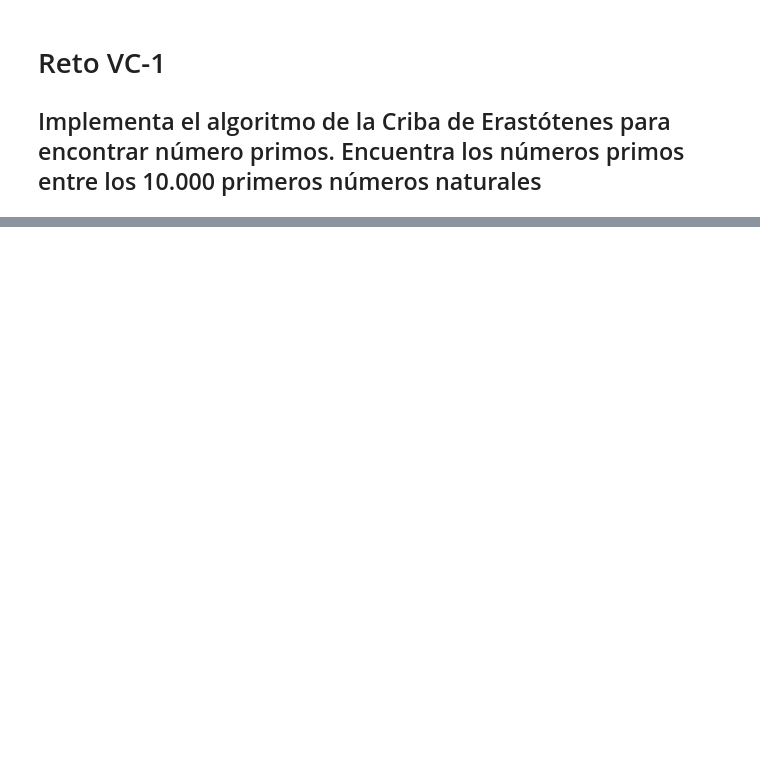
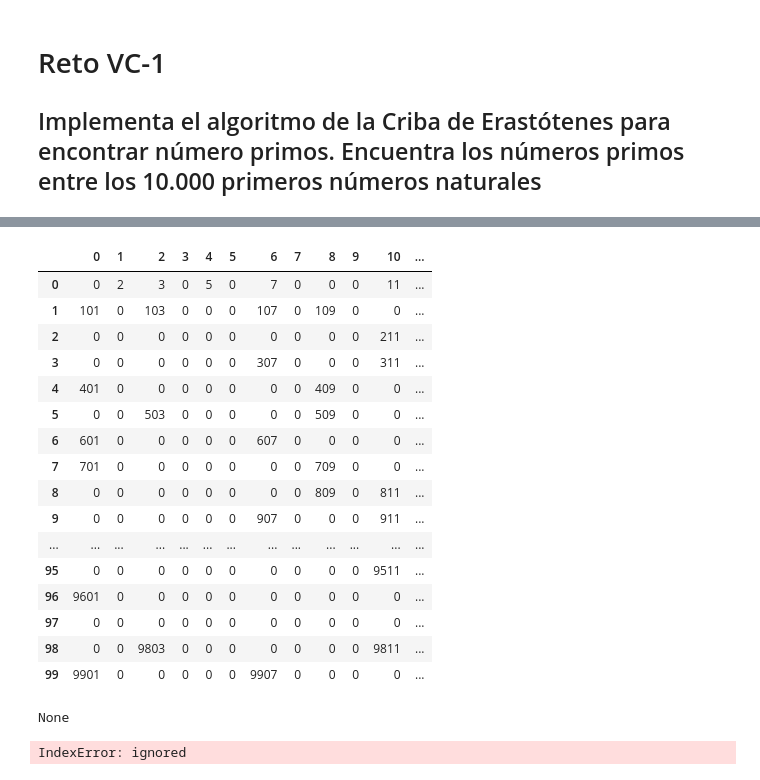
Before and after one commit to aerraezs/AO_VIU, a Jupyter notebook: 01_AO_03MIAR.ipynb, the cells around one changed output, grey strips where cells are left out. Cells and saved outputs as stored; diff of their text form; code cells hidden in the pictures; blank space fills up the shorter version.

```diff
--- a/01_AO_03MIAR.ipynb
+++ b/01_AO_03MIAR.ipynb
@@ -66,0 +182,77 @@ print(numeros_aleatorios)
+# %%
+import numpy  as np
+def fun(numero):
+
+    numeros = np.arange(1, numero+1)[1:]
+
+    mask1 = numeros % 2 == 0
+    mask2 = numeros % 3 == 0
+    mask3 = numeros % 5 == 0
+
+    total_mask = mask1 & mask2 & mask3
+
+    numeros[1:][total_mask[1:]] = 0
+
+    return numeros
+
+numero = 10000
+numi = fun(numero)
+print(numi)
+# %%
+import numpy  as np
+import seaborn as sns
+import matplotlib.pyplot as plt
+import pandas as pd
+
+
+def fun(numero):
+
+    numeros = np.arange(1, numero+1)
+    primos = np.arange(1, 101)[1:]
+    numeros[0] = 0
+
+    for x in primos:
+      mask = numeros % x == 0
+      numeros[x:][mask[x:]] = 0
+
+    matriz = numeros.reshape((100, 100))
+
+    #para una mejor visualizacion se muestra como un dataframe
+    df = pd.DataFrame(matriz)
+    with pd.option_context('display.max_rows', None, 'display.max_columns', None):
+        display(df)
+
+numero = 10000
+numi = fun(numero)
+print(numi)
+# %% [output]
+|  | 0 | 1 | 2 | 3 | 4 | 5 | 6 | 7 | 8 | 9 | 10 | ... |
+| 0 | 0 | 2 | 3 | 0 | 5 | 0 | 7 | 0 | 0 | 0 | 11 | ... |
+| 1 | 101 | 0 | 103 | 0 | 0 | 0 | 107 | 0 | 109 | 0 | 0 | ... |
+| 2 | 0 | 0 | 0 | 0 | 0 | 0 | 0 | 0 | 0 | 0 | 211 | ... |
+| 3 | 0 | 0 | 0 | 0 | 0 | 0 | 307 | 0 | 0 | 0 | 311 | ... |
+| 4 | 401 | 0 | 0 | 0 | 0 | 0 | 0 | 0 | 409 | 0 | 0 | ... |
+| 5 | 0 | 0 | 503 | 0 | 0 | 0 | 0 | 0 | 509 | 0 | 0 | ... |
+| 6 | 601 | 0 | 0 | 0 | 0 | 0 | 607 | 0 | 0 | 0 | 0 | ... |
+| 7 | 701 | 0 | 0 | 0 | 0 | 0 | 0 | 0 | 709 | 0 | 0 | ... |
+| 8 | 0 | 0 | 0 | 0 | 0 | 0 | 0 | 0 | 809 | 0 | 811 | ... |
+| 9 | 0 | 0 | 0 | 0 | 0 | 0 | 907 | 0 | 0 | 0 | 911 | ... |
+| ... | ... | ... | ... | ... | ... | ... | ... | ... | ... | ... | ... | ... |
+| 95 | 0 | 0 | 0 | 0 | 0 | 0 | 0 | 0 | 0 | 0 | 9511 | ... |
+| 96 | 9601 | 0 | 0 | 0 | 0 | 0 | 0 | 0 | 0 | 0 | 0 | ... |
+| 97 | 0 | 0 | 0 | 0 | 0 | 0 | 0 | 0 | 0 | 0 | 0 | ... |
+| 98 | 0 | 0 | 9803 | 0 | 0 | 0 | 0 | 0 | 0 | 0 | 9811 | ... |
+| 99 | 9901 | 0 | 0 | 0 | 0 | 0 | 9907 | 0 | 0 | 0 | 0 | ... |
+None
+# %%
+# Prueba del algoritmo
+
+numero = 10000
+
+resultado = CRIBA_ERASTOTENES(numero)
+TIEMPO =tiempo(resultado)
+
+print('Los numeros primos son :',resultado)
+print('El tiempo utilizado fue de:' , TIEMPO)
+# %% [output]
+IndexError: ignored
```
Also changed, not shown: parts of 15 cells of this notebook.
